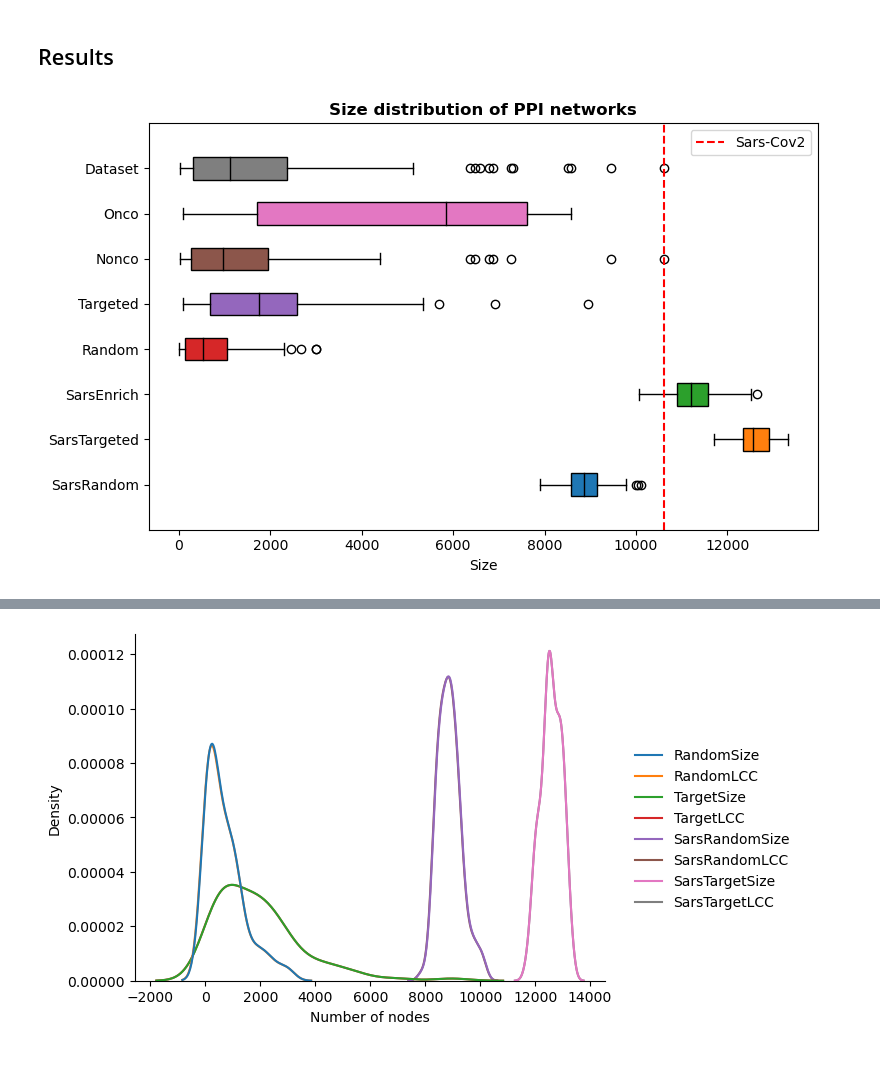
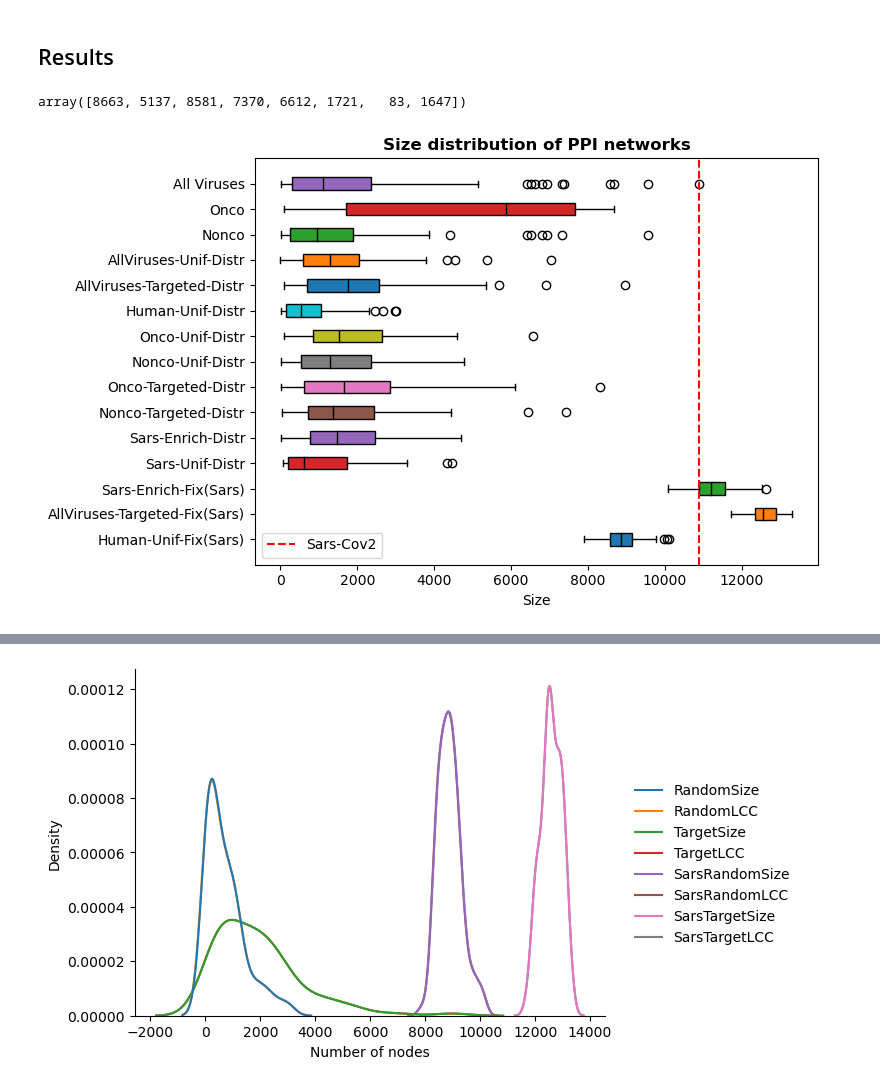
Before and after one commit to francescozambelli/OncoVirus_SarsCov2, a Jupyter notebook: Syntetic_Viruses.ipynb, the cells around one changed output, grey strips where cells are left out. Saved outputs shown, nothing was run; the diff lists cells and outputs as text; code cells hidden in the pictures.

```diff
--- a/Syntetic_Viruses.ipynb
+++ b/Syntetic_Viruses.ipynb
@@ -547,6 +628,7 @@ synt_vir_sars_enrich_size = []
 
 for i in tqdm(range(100)):
     new_gene_set = []
+    curr_len = int(np.round(np.random.exponential(10,1))[0])+1
     while len(new_gene_set)<330:
         exctractions = [sp.stats.binom.rvs(n=overl_list[i,1], p=overl_list[i,0]/overl_list[i,1]) for i in range(len(overl_list))]
         new_gene_set = np.unique(np.concatenate([np.random.choice(a=genes_in_paths_sars[i], size=exctractions[i], replace=False) for i in range(len(exctractions))]))
@@ -574,12 +656,12 @@ np.savetxt(X=synt_vir_sars_enrich_lcc, fname="Files/Syntetic/lcc_synt_sars_enric
 np.savetxt(X=synt_vir_sars_enrich_size, fname="Files/Syntetic/net_dim_synt_sars_enrich.txt", fmt="%d")
 # %%
 #read
-with open('Files/Syntetic/nodes_synt_sars_enrich.txt') as f:
+with open('../Data/Files/Syntetic/nodes_synt_sars_enrich.txt') as f:
     nodes_sars_enrich_list = f.readlines()
 nodes_sars_enrich_list = [rnl[:-1].split(" ") for rnl in nodes_sars_enrich_list]
 
-synt_vir_sars_enrich_size = np.loadtxt("Files/Syntetic/net_dim_synt_sars_enrich.txt", dtype=int)
-synt_vir_sars_enrich_lcc = np.loadtxt("Files/Syntetic/lcc_synt_sars_enrich.txt", dtype=int)
+synt_vir_sars_enrich_size = np.loadtxt("../Data/Files/Syntetic/net_dim_synt_sars_enrich.txt", dtype=int)
+synt_vir_sars_enrich_lcc = np.loadtxt("../Data/Files/Syntetic/lcc_synt_sars_enrich.txt", dtype=int)
 # %%
 g_enr, nlp_enr = create_syntetic_virus(def_gene_set)
 # %%
@@ -616,3 +752,11 @@ enr_test.results[enr_test.results["Term"]==enr_sars.results.sort_values("P-value
+# %%
+#read
+with open('../Data/Files/Syntetic/nodes_synt_sars_random.txt') as f:
+    random_nodes_sars_random_list = f.readlines()
+random_nodes_sars_random_list = [rnl[:-1].split(" ") for rnl in random_nodes_sars_random_list]
+
+synt_vir_sars_random_size = np.loadtxt("../Data/Files/Syntetic/net_dim_synt_sars_random.txt", dtype=int)
+synt_vir_sars_random_lcc = np.loadtxt("../Data/Files/Syntetic/lcc_synt_sars_random.txt", dtype=int)
 # %% [markdown]
 ## Create original viruses
 # %%
@@ -646,7 +794,8 @@ g1, n1 = create_syntetic_virus(virus_nodes1_list[1])
 # %%
-lcc_vir, size_vir = [],[]
-for vn1 in virus_nodes1_list:
+lcc_vir, size_vir, mdeg_vir = [],[],[]
+for vn1 in tqdm(virus_nodes1_list):
     g0, n0 = create_syntetic_virus(vn1)
+    mdeg_vir.append(g0.get_total_degrees(np.arange(g0.num_vertices())).mean())
     lcc_now = gt.topology.extract_largest_component(g0, directed=False).num_vertices()
     size_now = g0.num_vertices()
     lcc_vir.append(lcc_now)
@@ -658,33 +867,47 @@ for vn1 in virus_nodes1_list:
 0.625
 # %% [markdown]
 ## Results
+# %%
+np.array(size_vir)[neigh2_isOncogenic]
+# %% [output]
+array([8663, 5137, 8581, 7370, 6612, 1721,   83, 1647])
 # %%
 _,ax = plt.subplots(1,1, figsize=(8,5))
 
 boxplot_list = [synt_vir_sars_random_size,
                 synt_vir_sars_target_size,
                 synt_vir_sars_enrich_size,
+                synt_vir_sars_bootstrap_size,
+                synt_vir_sars_enrichboot_size,
+                synt_vir_target_nonco_size,
+                synt_vir_target_onco_size,
+                synt_vir_random_nonco_size,
+                synt_vir_random_onco_size,
                 synt_vir_random_size,
                 synt_vir_target_size,
-                nonco_virus_size,
-                onco_virus_size,
-                virus_size]
+                synt_vir_randomvir_size,
+                np.delete(np.array(size_vir)[np.logical_not(neigh2_isOncogenic)], 37),
+                np.array(size_vir)[neigh2_isOncogenic],
+                size_vir]
 
-labels_list=["SarsRandom","SarsTargeted","SarsEnrich","Random","Targeted","Nonco","Onco","Dataset"]
+labels_list=["Human-Unif-Fix(Sars)","AllViruses-Targeted-Fix(Sars)","Sars-Enrich-Fix(Sars)",
+             "Sars-Unif-Distr", "Sars-Enrich-Distr","Nonco-Targeted-Distr", "Onco-Targeted-Distr",
+             "Nonco-Unif-Distr", "Onco-Unif-Distr",
+             "Human-Unif-Distr","AllViruses-Targeted-Distr", "AllViruses-Unif-Distr","Nonco","Onco","All Viruses"]
 
 bplot = ax.boxplot(boxplot_list, vert=False, patch_artist = True)
 
 color_list = ["C"+str(i) for i in range(len(boxplot_list))]
 for patch, med, color in zip(bplot['boxes'], bplot['medians'], color_list):
     plt.setp(patch, color=color)
     patch.set_edgecolor("k")
     med.set_color("k")
-plt.vlines(len(virus_nodes2_list[44]),0,len(boxplot_list)+1, ls="--", color="red", label="Sars-Cov2")
+plt.vlines(size_vir[44],0,len(boxplot_list)+1, ls="--", color="red", label="Sars-Cov2")
 plt.yticks(np.arange(len(boxplot_list))+1, labels=labels_list)
 plt.ylim([0,len(boxplot_list)+1])
 plt.xlabel("Size")
 plt.legend()
 plt.title("Size distribution of PPI networks", fontweight="bold")
 plt.tight_layout()
 # %% [output]
-[figure, old version]
+[figure, new version]
```
Also changed, not shown: parts of 40 cells of this notebook, 3 other files.
